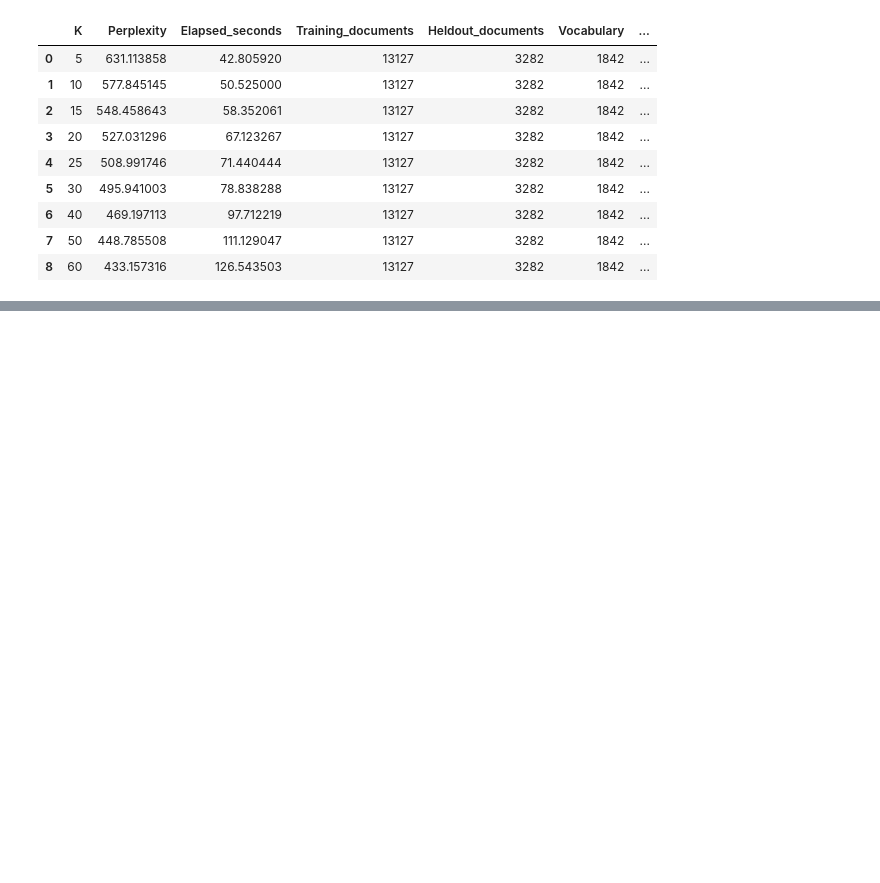
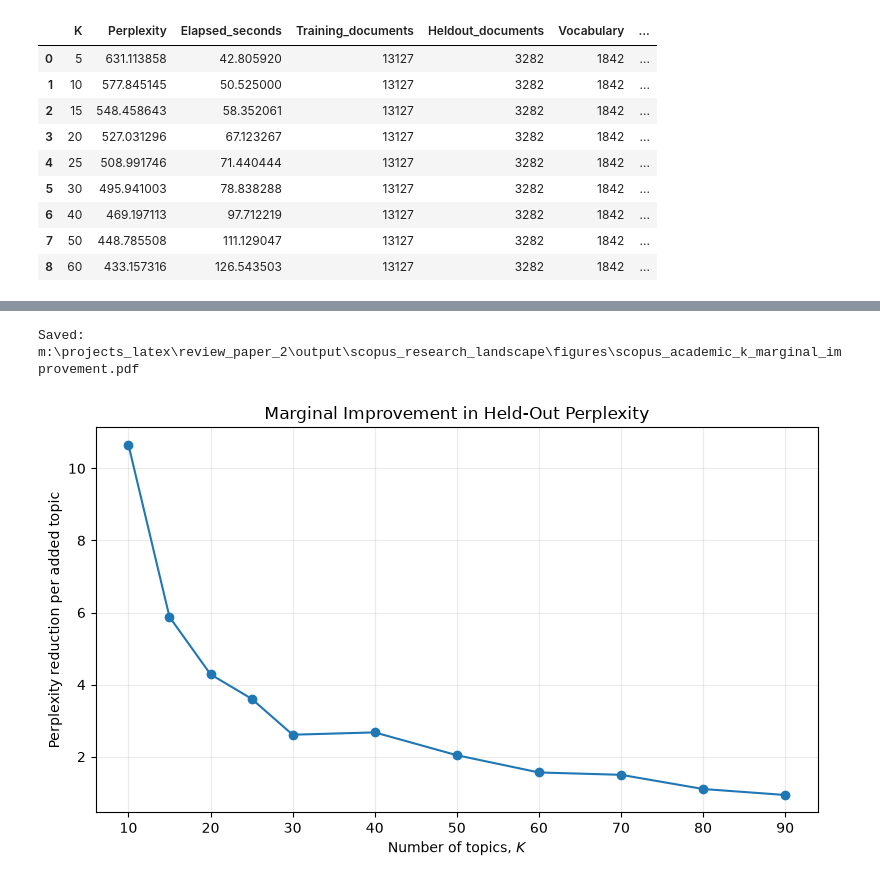
Before and after one commit to mdzalfirdausi/review_paper_2, a Jupyter notebook: notebooks/5.scopus_research_landscape.ipynb, the cells around one changed output, grey strips where cells are left out. Saved outputs shown, nothing was run; the diff lists cells and outputs as text; code cells hidden in the pictures; blank space fills up the shorter version.

```diff
--- a/notebooks/5.scopus_research_landscape.ipynb
+++ b/notebooks/5.scopus_research_landscape.ipynb
@@ -3710,0 +4311,73 @@ K values      : [5, 10, 15, 20, 25, 30, 40, 50, 60]
+# %%
+# ---------------------------------------------------------
+# Plot marginal perplexity reduction
+# ---------------------------------------------------------
+
+marginal_data = (
+    k_diagnostics
+    .dropna(
+        subset=[
+            "Reduction_Per_Added_Topic"
+        ]
+    )
+)
+
+
+fig, ax = plt.subplots(
+    figsize=(8.0, 4.8)
+)
+
+
+ax.plot(
+    marginal_data["K"],
+    marginal_data[
+        "Reduction_Per_Added_Topic"
+    ],
+    marker="o",
+    linewidth=1.5,
+)
+
+
+ax.set_xlabel(
+    "Number of topics, $K$"
+)
+
+ax.set_ylabel(
+    "Perplexity reduction per added topic"
+)
+
+ax.set_title(
+    "Marginal Improvement in Held-Out Perplexity"
+)
+
+ax.grid(
+    alpha=0.25
+)
+
+
+fig.tight_layout()
+
+
+marginal_figure = (
+    FIGURE_DIR
+    / "scopus_academic_k_marginal_improvement.pdf"
+)
+
+
+fig.savefig(
+    marginal_figure,
+    format="pdf",
+    bbox_inches="tight",
+)
+
+
+print(
+    "Saved:",
+    marginal_figure
+)
+
+
+plt.show()
+# %% [output]
+Saved: m:\projects_latex\review_paper_2\output\scopus_research_landscape\figures\scopus_academic_k_marginal_improvement.pdf
+[figure, added]
```
Also changed, not shown: parts of 44 cells of this notebook.
